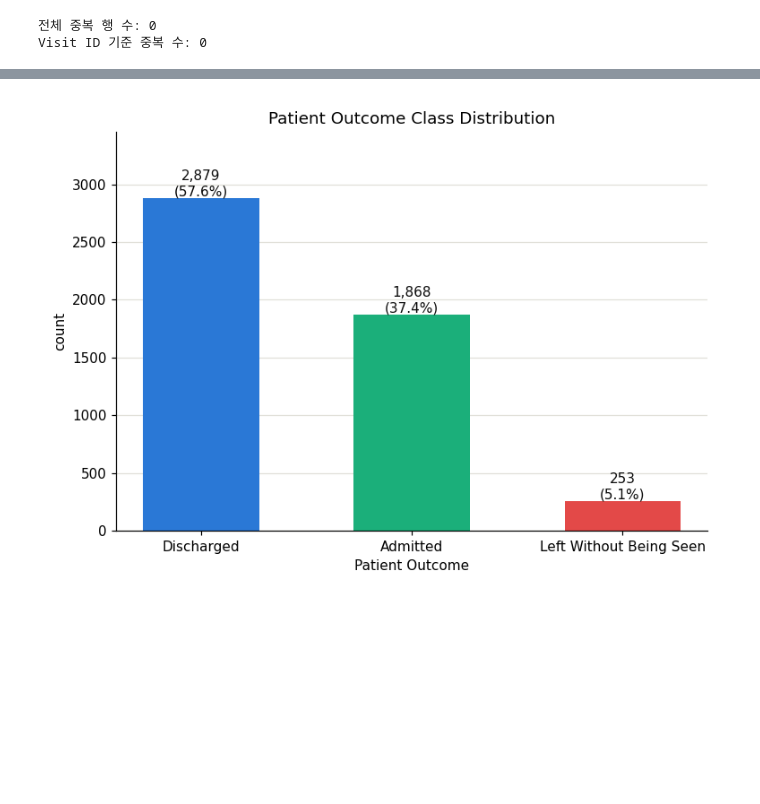
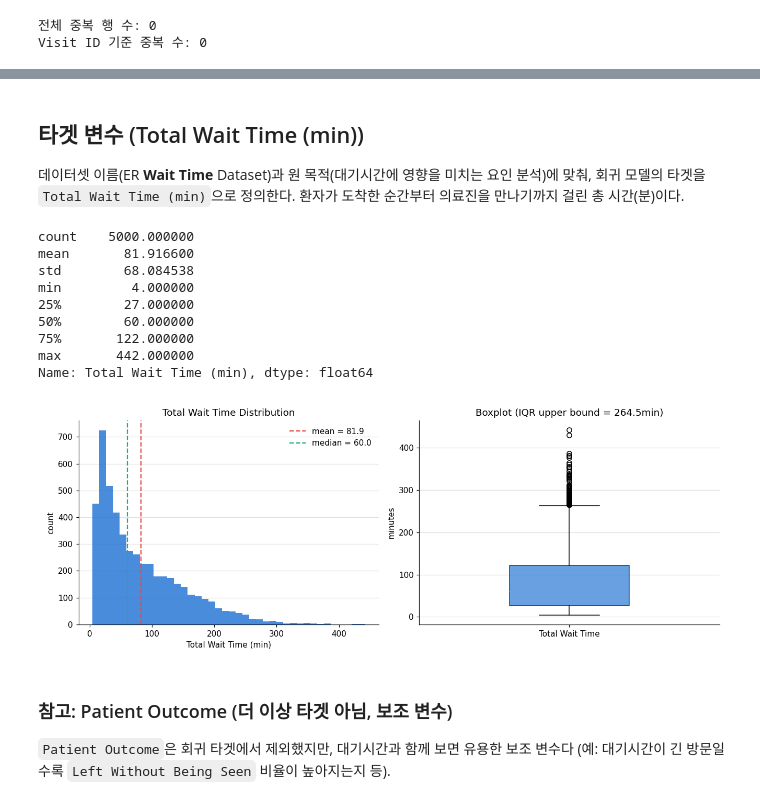
Before and after one commit to JunYup02/SafeTrader_Detection, a Jupyter notebook: ER_EDA.ipynb, the cells around one changed output, grey strips where cells are left out. Drawn from its saved outputs; the diff is of its cells as text; code cells hidden in the pictures; blank space fills up the shorter version.

Commit message:
타겟을 Total Wait Time으로 변경, 데이터 정의서 추가

```diff
--- a/ER_EDA.ipynb
+++ b/ER_EDA.ipynb
@@ -98,25 +82,55 @@ pd.DataFrame({"count": target_counts, "ratio(%)": target_ratio})
+# %% [markdown]
+## 타겟 변수 (Total Wait Time (min))
+
+데이터셋 이름(ER **Wait Time** Dataset)과 원 목적(대기시간에 영향을 미치는 요인 분석)에 맞춰, 회귀 모델의 타겟을 `Total Wait Time (min)`으로 정의한다. 환자가 도착한 순간부터 의료진을 만나기까지 걸린 총 시간(분)이다.
+# %%
+# 타겟(Total Wait Time) 기초 통계
+target = df["Total Wait Time (min)"]
+target.describe()
+# %% [output]
+count    5000.000000
+mean       81.916600
+std        68.084538
+min         4.000000
+25%        27.000000
+50%        60.000000
+75%       122.000000
+max       442.000000
+Name: Total Wait Time (min), dtype: float64
 # %%
 import matplotlib.pyplot as plt
-# %%
-# 클래스 불균형 시각화 (Patient Outcome)
-colors = ["#2a78d6", "#1baf7a", "#e34948"]
-
-fig, ax = plt.subplots(figsize=(7, 5))
-bars = ax.bar(target_counts.index, target_counts.values, color=colors[:len(target_counts)], width=0.55)
-
-for bar, cnt, pct in zip(bars, target_counts.values, target_ratio.values):
-    ax.text(bar.get_x() + bar.get_width() / 2, bar.get_height(),
-            f"{cnt:,}\n({pct:.1f}%)", ha="center", va="bottom", fontsize=10, color="#0b0b0b")
-
-ax.set_title("Patient Outcome Class Distribution")
-ax.set_xlabel("Patient Outcome")
-ax.set_ylabel("count")
-ax.set_ylim(0, target_counts.max() * 1.2)
-ax.spines[["top", "right"]].set_visible(False)
-ax.grid(axis="y", color="#e1e0d9", linewidth=0.8, zorder=0)
-ax.set_axisbelow(True)
-
-plt.tight_layout()
-plt.show()
-# %% [output]
-[figure, removed]
+# %%
+# 타겟 분포 시각화 (히스토그램 + 박스플롯)
+fig, axes = plt.subplots(1, 2, figsize=(12, 4.5))
+
+axes[0].hist(target, bins=40, color="#2a78d6", alpha=0.85)
+axes[0].axvline(target.mean(), color="#e34948", linestyle="--", linewidth=1.5, label=f"mean = {target.mean():.1f}")
+axes[0].axvline(target.median(), color="#1baf7a", linestyle="--", linewidth=1.5, label=f"median = {target.median():.1f}")
+axes[0].set_title("Total Wait Time Distribution")
+axes[0].set_xlabel("Total Wait Time (min)")
+axes[0].set_ylabel("count")
+axes[0].legend(frameon=False)
+axes[0].spines[["top", "right"]].set_visible(False)
+axes[0].grid(axis="y", color="#e1e0d9", linewidth=0.8, zorder=0)
+axes[0].set_axisbelow(True)
+
+bp = axes[1].boxplot(target, vert=True, patch_artist=True, widths=0.4)
+for patch in bp["boxes"]:
+    patch.set_facecolor("#2a78d6")
+    patch.set_alpha(0.7)
+axes[1].set_xticks([1])
+axes[1].set_xticklabels(["Total Wait Time"])
+axes[1].set_ylabel("minutes")
+axes[1].set_title("Boxplot (IQR upper bound = 264.5min)")
+axes[1].spines[["top", "right"]].set_visible(False)
+axes[1].grid(axis="y", color="#e1e0d9", linewidth=0.8, zorder=0)
+axes[1].set_axisbelow(True)
+
+plt.tight_layout()
+plt.show()
+# %% [output]
+[figure, added]
+# %% [markdown]
+### 참고: Patient Outcome (더 이상 타겟 아님, 보조 변수)
+
+`Patient Outcome`은 회귀 타겟에서 제외했지만, 대기시간과 함께 보면 유용한 보조 변수다 (예: 대기시간이 긴 방문일수록 `Left Without Being Seen` 비율이 높아지는지 등).
```
Also changed, not shown: parts of 3 cells of this notebook, 1 other file.
